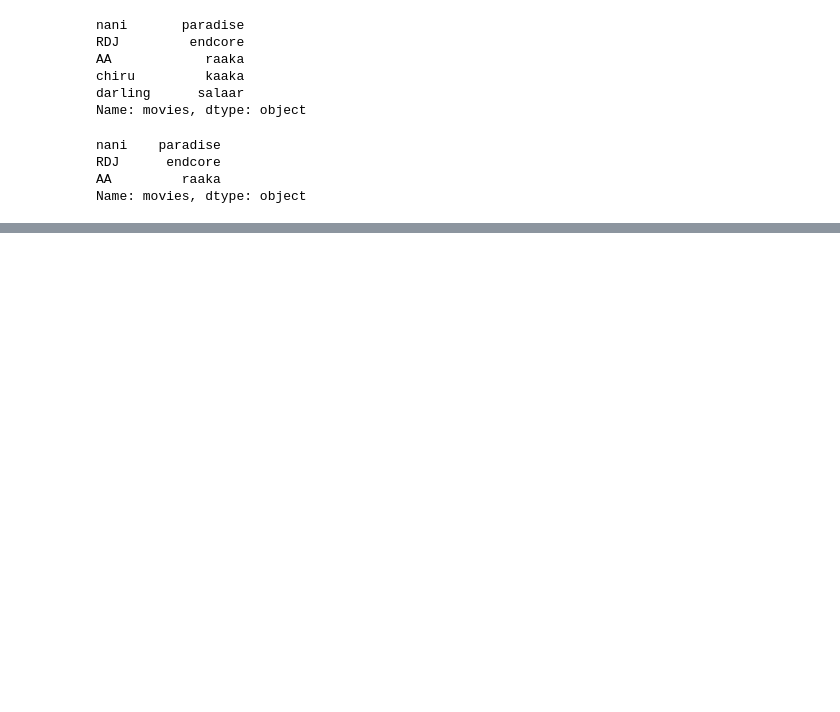
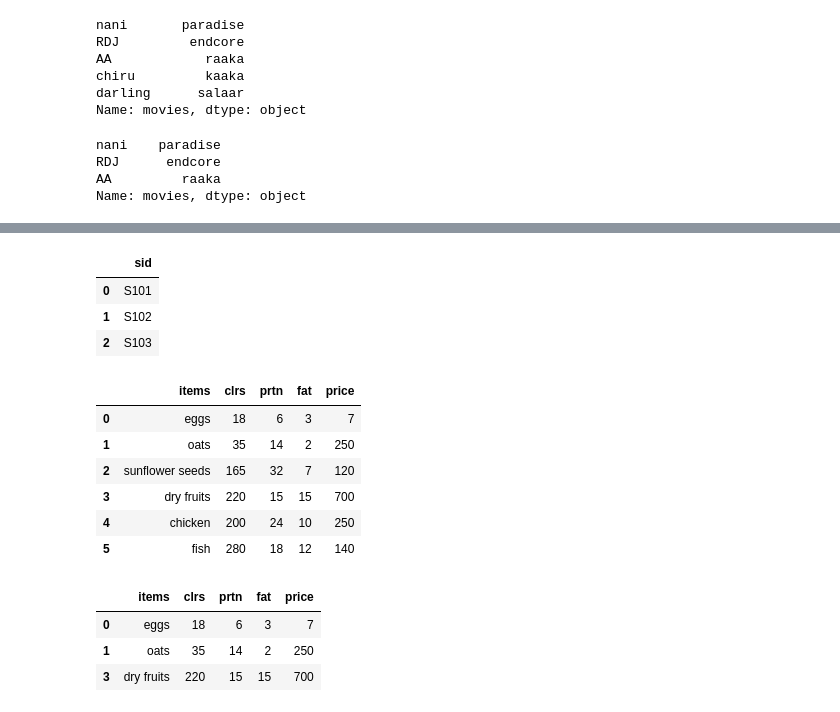
Before and after one commit to vamsivirigineni/Python-Data-Analysis, a Jupyter notebook: Pandas/Pandas_Practice.ipynb, the cells around one changed output, grey strips where cells are left out. Saved outputs shown, nothing was run; the diff lists cells and outputs as text; code cells hidden in the pictures; blank space fills up the shorter version.

```diff
--- a/Pandas/Pandas_Practice.ipynb
+++ b/Pandas/Pandas_Practice.ipynb
@@ -143,0 +316,43 @@ Name: movies, dtype: object
+# %%
+df.iloc[1:4,1:3]
+df.iloc[2:,0:3]
+df.iloc[1:3,1:3]
+df.iloc[0:3,:1]
+# %% [output]
+|  | sid |
+| 0 | S101 |
+| 1 | S102 |
+| 2 | S103 |
+# %%
+nutrition={
+    "items":["eggs","oats","sunflower seeds","dry fruits",
+             "chicken","fish"],
+    "clrs":[18,35,165,220,200,280],
+    "prtn":[6,14,32,15,24,18],
+    "fat":[3,2,7,15,10,12],
+    "price":[7,250,120,700,250,140]
+
+}
+df=pd.DataFrame(nutrition)
+df
+# %% [output]
+|  | items | clrs | prtn | fat | price |
+| 0 | eggs | 18 | 6 | 3 | 7 |
+| 1 | oats | 35 | 14 | 2 | 250 |
+| 2 | sunflower seeds | 165 | 32 | 7 | 120 |
+| 3 | dry fruits | 220 | 15 | 15 | 700 |
+| 4 | chicken | 200 | 24 | 10 | 250 |
+| 5 | fish | 280 | 18 | 12 | 140 |
+# %%
+#filtering:
+df[df["clrs"]<165]
+df[df["prtn"]==18]
+df[df["price"]>250]
+df[(df["clrs"]<100)&(df["fat"]<10)]
+df[(df["price"]>250)&(df["prtn"]>=15)]
+df[(df["prtn"]<18)|(df["fat"]>15)]
+# %% [output]
+|  | items | clrs | prtn | fat | price |
+| 0 | eggs | 18 | 6 | 3 | 7 |
+| 1 | oats | 35 | 14 | 2 | 250 |
+| 3 | dry fruits | 220 | 15 | 15 | 700 |
```
Also changed, not shown: parts of 24 cells of this notebook.
